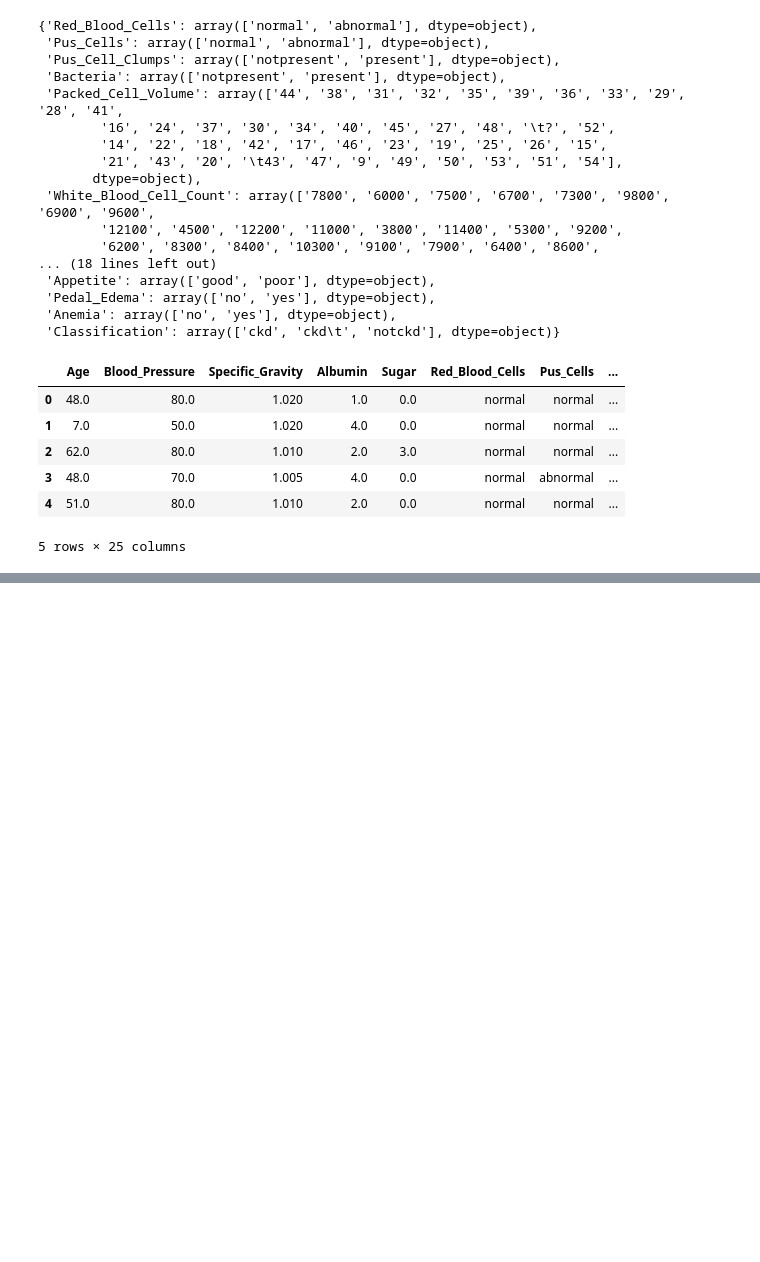
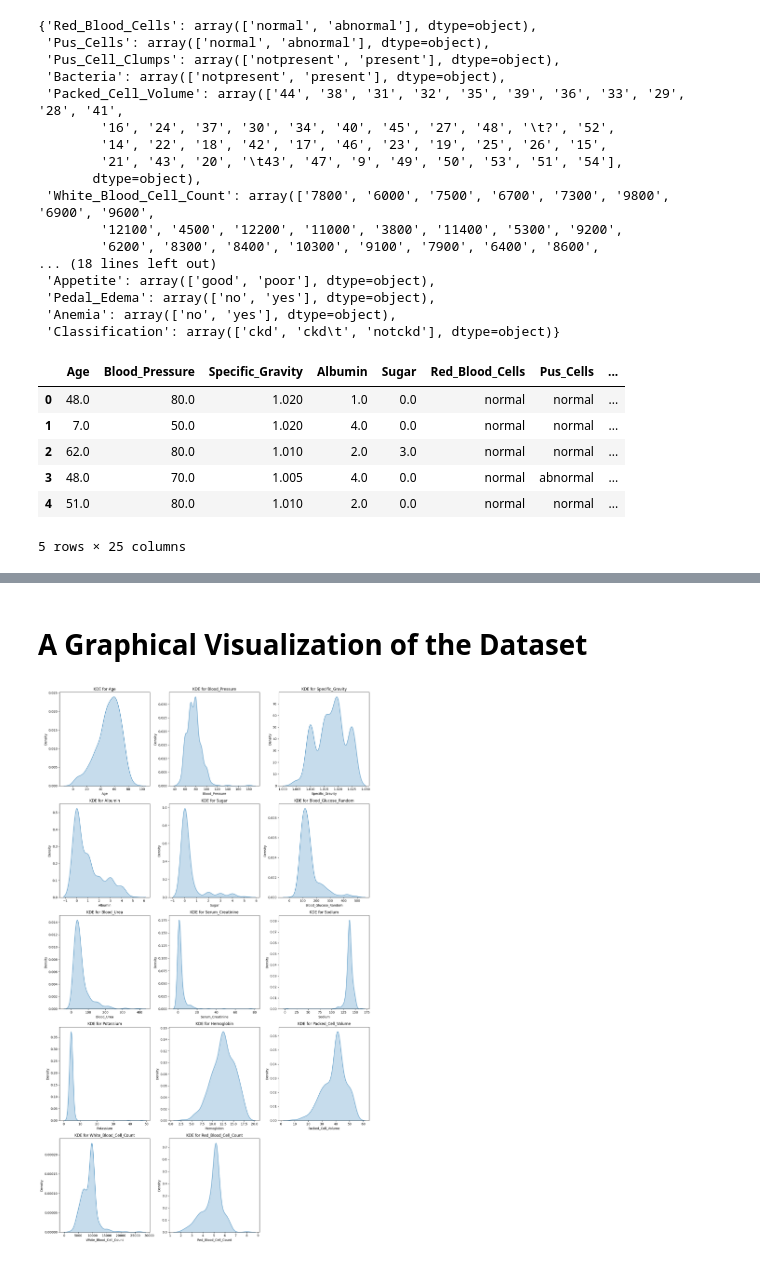
Before and after one commit to MUHAMMADALIAFZAL/Data_Science_Project_kidney_disease_Classification, a Jupyter notebook: Project_Code_CKD_Classification.ipynb, the cells around one changed output, grey strips where cells are left out. Cells and saved outputs as stored; diff of their text form; code cells hidden in the pictures; blank space fills up the shorter version.

```diff
--- a/Project_Code_CKD_Classification.ipynb
+++ b/Project_Code_CKD_Classification.ipynb
@@ -234,0 +264,28 @@ dataframe.head()
+# %% [markdown]
+# A Graphical Visualization of the Dataset
+# %%
+# Create subplots for numerical columns with KDE plots
+numerical_columns = dataframe.select_dtypes(include=['float64']).columns
+
+# Define the number of rows and columns for the subplot grid
+num_cols = 3  # Number of columns in the grid
+num_rows = (len(numerical_columns) + num_cols - 1) // num_cols  # Calculate rows based on columns
+
+fig, axes = plt.subplots(num_rows, num_cols, figsize=(15, num_rows * 5))
+axes = axes.flatten()
+
+# Plot KDE for each numerical column
+for i, col in enumerate(numerical_columns):
+    sns.kdeplot(dataframe[col], ax=axes[i], fill=True)
+    axes[i].set_title(f'KDE for {col}')
+    axes[i].set_xlabel(col)
+    axes[i].set_ylabel('Density')
+
+# Remove any empty subplots
+for i in range(len(numerical_columns), len(axes)):
+    fig.delaxes(axes[i])
+
+plt.tight_layout()
+plt.show()
+# %% [output]
+[figure, added]
```
Also changed, not shown: parts of 27 cells of this notebook.
